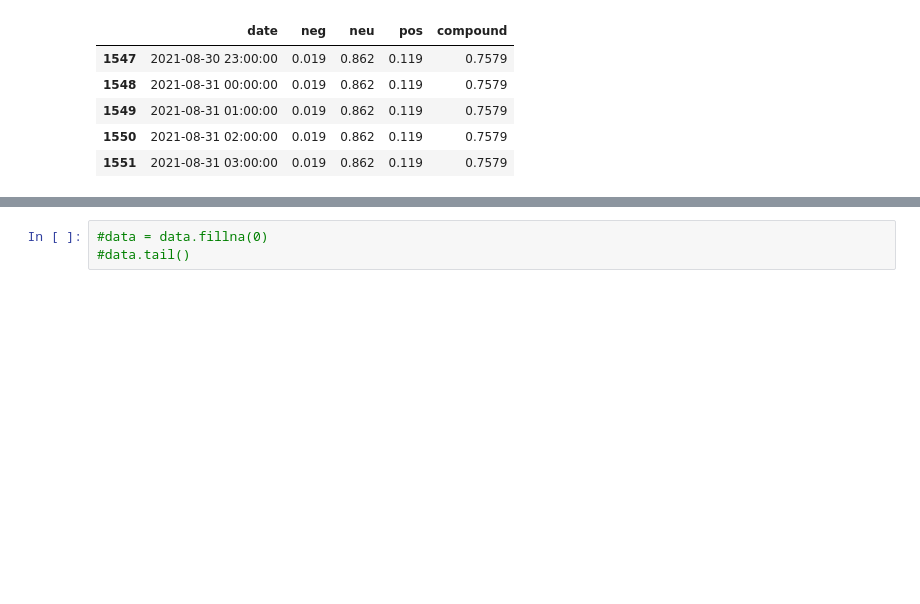
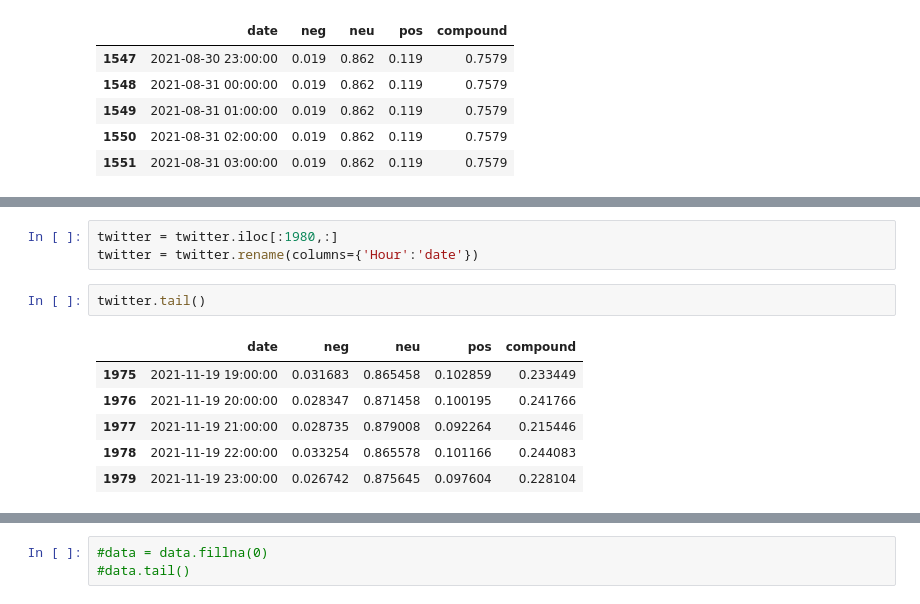
Before and after one commit to aashka-trivedi/cryptocurrency-and-public-sentiment, a Jupyter notebook: code/modelling/BitcoinPriceModel.ipynb, the cells around one changed output, grey strips where cells are left out. Cells and saved outputs as stored; diff of their text form; blank space fills up the shorter version.

```diff
--- a/code/modelling/BitcoinPriceModel.ipynb
+++ b/code/modelling/BitcoinPriceModel.ipynb
@@ -290,3 +310,15 @@ trends.tail()
+# %%
+twitter = twitter.iloc[:1980,:]
+twitter = twitter.rename(columns={'Hour':'date'})
+# %%
+twitter.tail()
+# %% [output]
+|  | date | neg | neu | pos | compound |
+| 1975 | 2021-11-19 19:00:00 | 0.031683 | 0.865458 | 0.102859 | 0.233449 |
+| 1976 | 2021-11-19 20:00:00 | 0.028347 | 0.871458 | 0.100195 | 0.241766 |
+| 1977 | 2021-11-19 21:00:00 | 0.028735 | 0.879008 | 0.092264 | 0.215446 |
+| 1978 | 2021-11-19 22:00:00 | 0.033254 | 0.865578 | 0.101166 | 0.244083 |
+| 1979 | 2021-11-19 23:00:00 | 0.026742 | 0.875645 | 0.097604 | 0.228104 |
 # %%
 print(bitcoin.shape[0])
 print(trends.shape[0])
```
Also changed, not shown: parts of 10 cells of this notebook, 2 other files.
